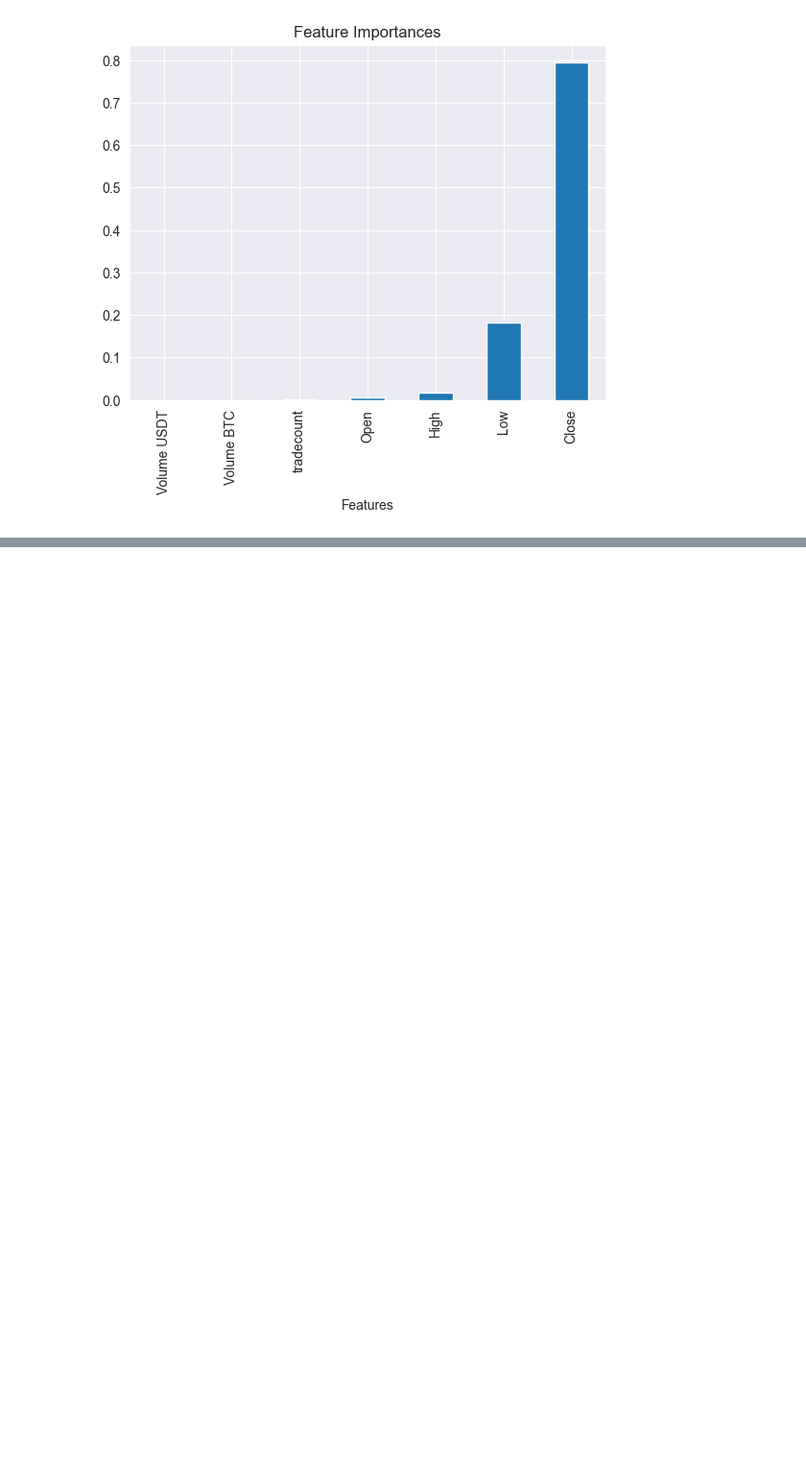
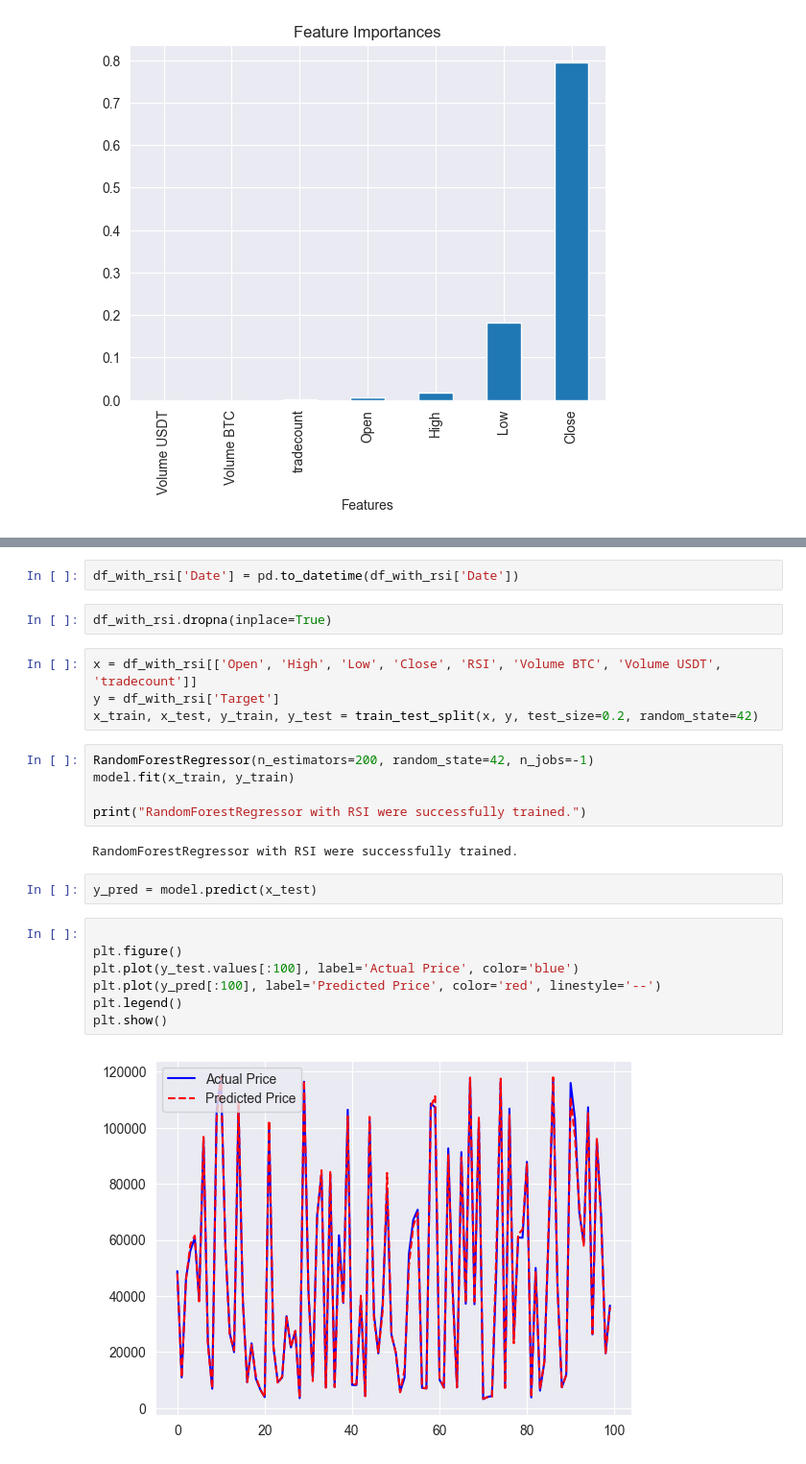
Before and after one commit to Artarazaz/BTC-predection-model, a Jupyter notebook: notebooks/data_preprocesing.ipynb, the cells around one changed output, grey strips where cells are left out. Shown at 96% size. Cells and saved outputs as stored; diff of their text form; blank space fills up the shorter version.

Commit message:
RSI features were added to dataset

```diff
--- a/notebooks/data_preprocesing.ipynb
+++ b/notebooks/data_preprocesing.ipynb
@@ -209,0 +305,26 @@ plt.show()
+# %%
+df_with_rsi['Date'] = pd.to_datetime(df_with_rsi['Date'])
+# %%
+df_with_rsi.dropna(inplace=True)
+# %%
+x = df_with_rsi[['Open', 'High', 'Low', 'Close', 'RSI', 'Volume BTC', 'Volume USDT', 'tradecount']]
+y = df_with_rsi['Target']
+x_train, x_test, y_train, y_test = train_test_split(x, y, test_size=0.2, random_state=42)
+# %%
+RandomForestRegressor(n_estimators=200, random_state=42, n_jobs=-1)
+model.fit(x_train, y_train)
+
+print("RandomForestRegressor with RSI were successfully trained.")
+# %% [output]
+RandomForestRegressor with RSI were successfully trained.
+# %%
+y_pred = model.predict(x_test)
+# %%
+
+plt.figure()
+plt.plot(y_test.values[:100], label='Actual Price', color='blue')
+plt.plot(y_pred[:100], label='Predicted Price', color='red', linestyle='--')
+plt.legend()
+plt.show()
+# %% [output]
+[figure, added]
```
Also changed, not shown: parts of 8 cells of this notebook, 1 other file.
